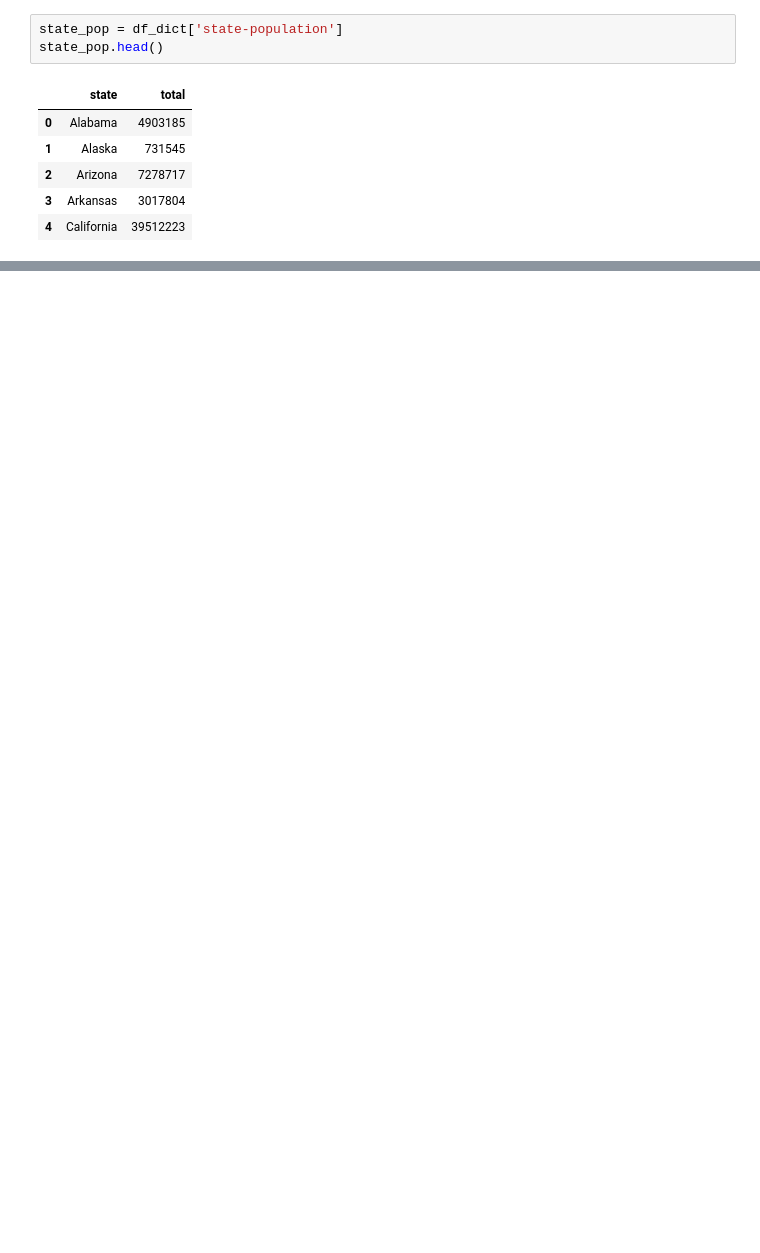
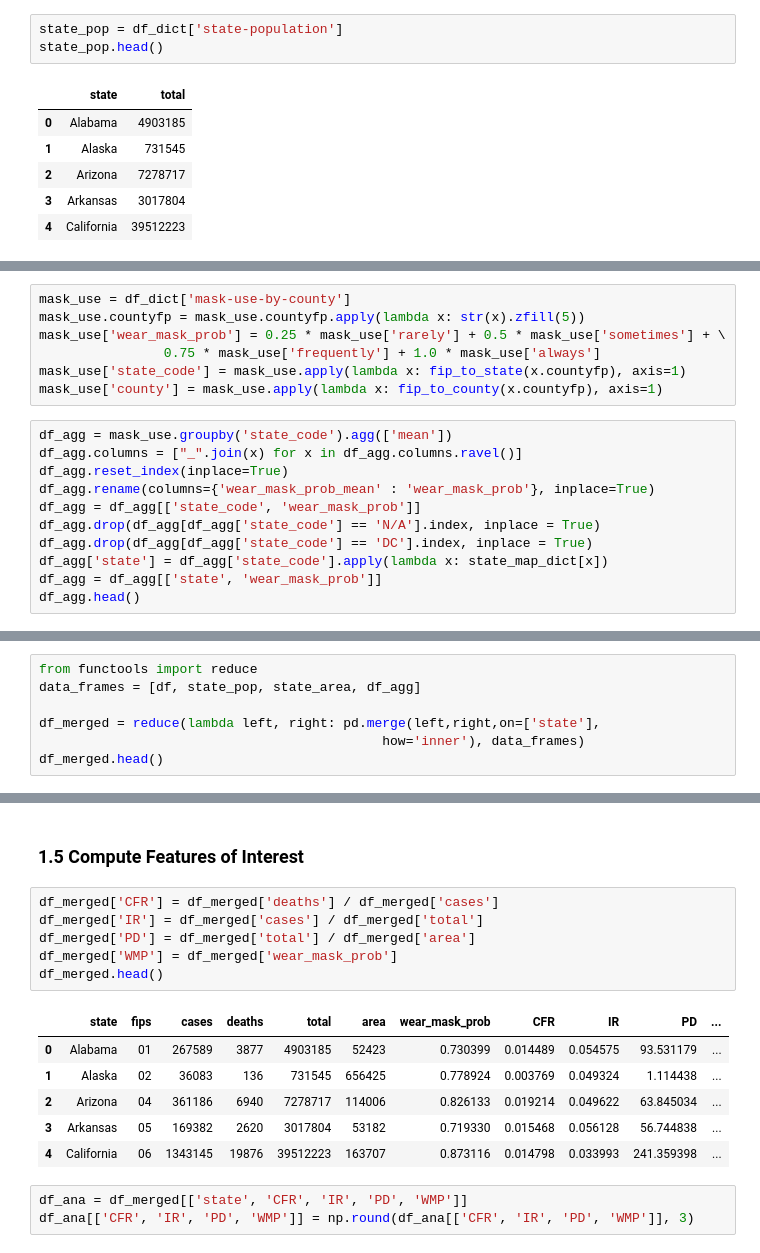
Before and after one commit to cengc13/data1050-final-project, a Jupyter notebook: Enhancement.ipynb, the cells around one changed output, grey strips where cells are left out. Drawn from its saved outputs; the diff is of its cells as text; blank space fills up the shorter version.

```diff
--- a/Enhancement.ipynb
+++ b/Enhancement.ipynb
@@ -62,0 +71,18 @@ df_merged =
+# %%
+mask_use = df_dict['mask-use-by-county']
+mask_use.countyfp = mask_use.countyfp.apply(lambda x: str(x).zfill(5))
+mask_use['wear_mask_prob'] = 0.25 * mask_use['rarely'] + 0.5 * mask_use['sometimes'] + \
+                0.75 * mask_use['frequently'] + 1.0 * mask_use['always']
+mask_use['state_code'] = mask_use.apply(lambda x: fip_to_state(x.countyfp), axis=1)
+mask_use['county'] = mask_use.apply(lambda x: fip_to_county(x.countyfp), axis=1)
+# %%
+df_agg = mask_use.groupby('state_code').agg(['mean'])
+df_agg.columns = ["_".join(x) for x in df_agg.columns.ravel()]
+df_agg.reset_index(inplace=True)
+df_agg.rename(columns={'wear_mask_prob_mean' : 'wear_mask_prob'}, inplace=True)
+df_agg = df_agg[['state_code', 'wear_mask_prob']]
+df_agg.drop(df_agg[df_agg['state_code'] == 'N/A'].index, inplace = True)
+df_agg.drop(df_agg[df_agg['state_code'] == 'DC'].index, inplace = True)
+df_agg['state'] = df_agg['state_code'].apply(lambda x: state_map_dict[x])
+df_agg = df_agg[['state', 'wear_mask_prob']]
+df_agg.head()
@@ -62,0 +98,7 @@ df_merged =
+# %%
+from functools import reduce
+data_frames = [df, state_pop, state_area, df_agg]
+
+df_merged = reduce(lambda left, right: pd.merge(left,right,on=['state'],
+                                            how='inner'), data_frames)
+df_merged.head()
@@ -62,0 +112,18 @@ df_merged =
+# %% [markdown]
+### 1.5 Compute Features of Interest
+# %%
+df_merged['CFR'] = df_merged['deaths'] / df_merged['cases']
+df_merged['IR'] = df_merged['cases'] / df_merged['total']
+df_merged['PD'] = df_merged['total'] / df_merged['area']
+df_merged['WMP'] = df_merged['wear_mask_prob']
+df_merged.head()
+# %% [output]
+|  | state | fips | cases | deaths | total | area | wear_mask_prob | CFR | IR | PD | ... |
+| 0 | Alabama | 01 | 267589 | 3877 | 4903185 | 52423 | 0.730399 | 0.014489 | 0.054575 | 93.531179 | ... |
+| 1 | Alaska | 02 | 36083 | 136 | 731545 | 656425 | 0.778924 | 0.003769 | 0.049324 | 1.114438 | ... |
+| 2 | Arizona | 04 | 361186 | 6940 | 7278717 | 114006 | 0.826133 | 0.019214 | 0.049622 | 63.845034 | ... |
+| 3 | Arkansas | 05 | 169382 | 2620 | 3017804 | 53182 | 0.719330 | 0.015468 | 0.056128 | 56.744838 | ... |
+| 4 | California | 06 | 1343145 | 19876 | 39512223 | 163707 | 0.873116 | 0.014798 | 0.033993 | 241.359398 | ... |
+# %%
+df_ana = df_merged[['state', 'CFR', 'IR', 'PD', 'WMP']]
+df_ana[['CFR', 'IR', 'PD', 'WMP']] = np.round(df_ana[['CFR', 'IR', 'PD', 'WMP']], 3)
```
Also changed, not shown: parts of 20 cells of this notebook, 3 other files.
